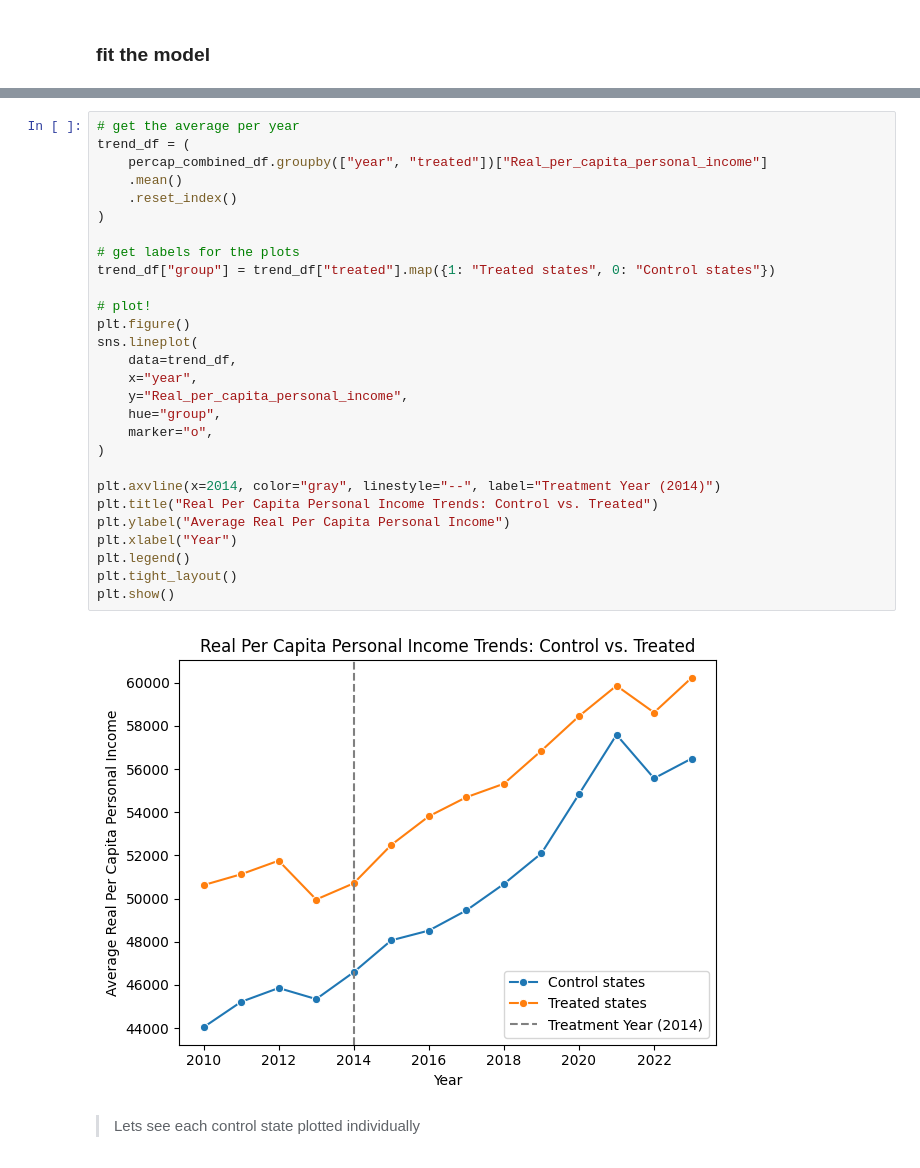
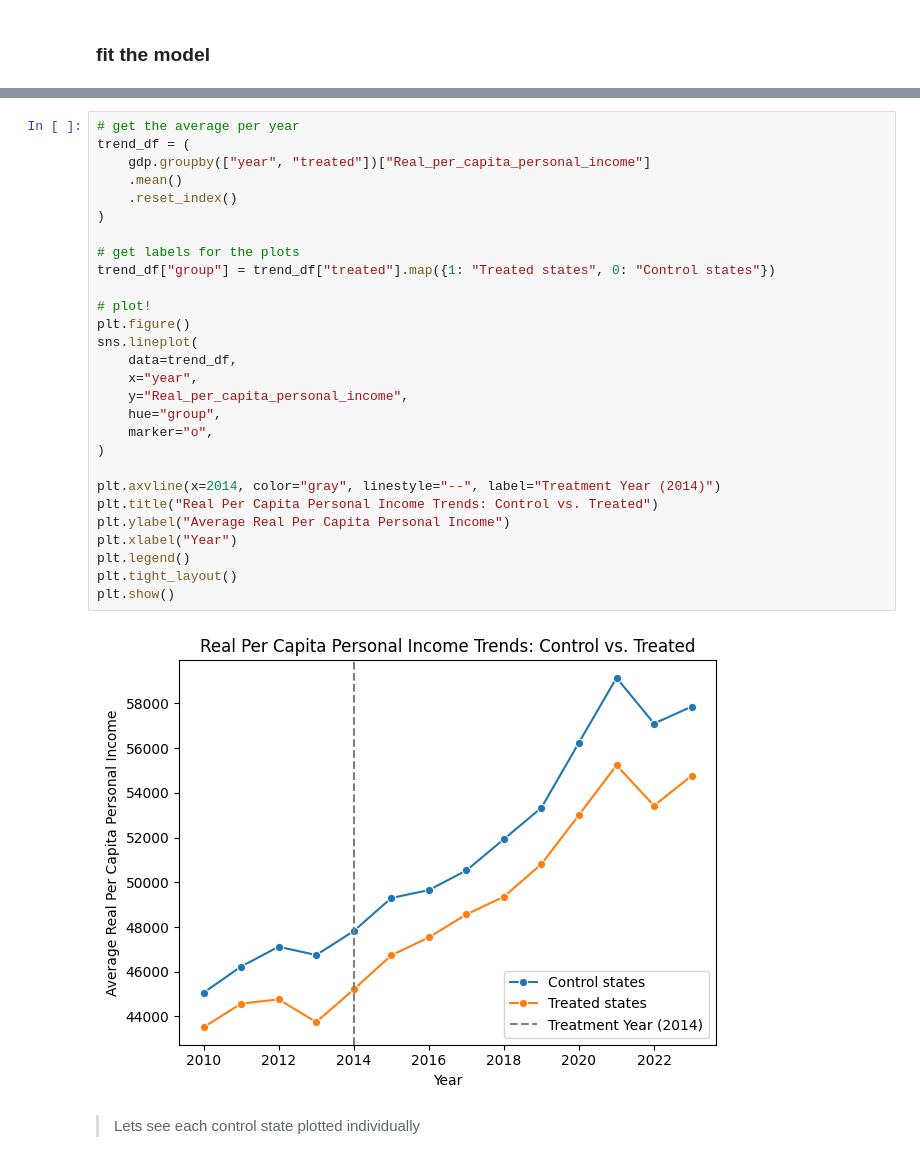
Before and after one commit to khaeuss808/UDS_FinalProject, a Jupyter notebook: morestates.ipynb, the cells around one changed output, grey strips where cells are left out. Cells and saved outputs as stored; diff of their text form.

```diff
--- a/morestates.ipynb
+++ b/morestates.ipynb
@@ -808,33 +813,33 @@ Notes:
 # %%
 # get the average per year
 trend_df = (
-    percap_combined_df.groupby(["year", "treated"])["Real_per_capita_personal_income"]
+    gdp.groupby(["year", "treated"])["Real_per_capita_personal_income"]
     .mean()
     .reset_index()
 )
 
 # get labels for the plots
 trend_df["group"] = trend_df["treated"].map({1: "Treated states", 0: "Control states"})
 
 # plot!
 plt.figure()
 sns.lineplot(
     data=trend_df,
     x="year",
     y="Real_per_capita_personal_income",
     hue="group",
     marker="o",
 )
 
 plt.axvline(x=2014, color="gray", linestyle="--", label="Treatment Year (2014)")
 plt.title("Real Per Capita Personal Income Trends: Control vs. Treated")
 plt.ylabel("Average Real Per Capita Personal Income")
 plt.xlabel("Year")
 plt.legend()
 plt.tight_layout()
 plt.show()
 # %% [output]
-[figure, old version]
+[figure, new version]
 # %% [markdown]
 > Lets see each control state plotted individually
 # %%
```
Also changed, not shown: parts of 23 cells of this notebook.
